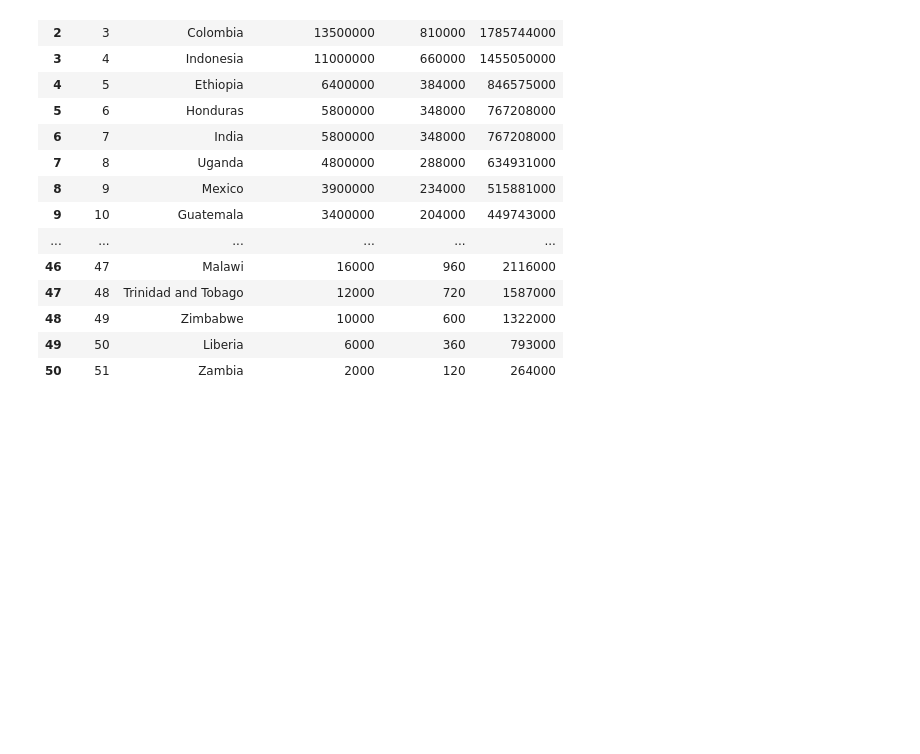
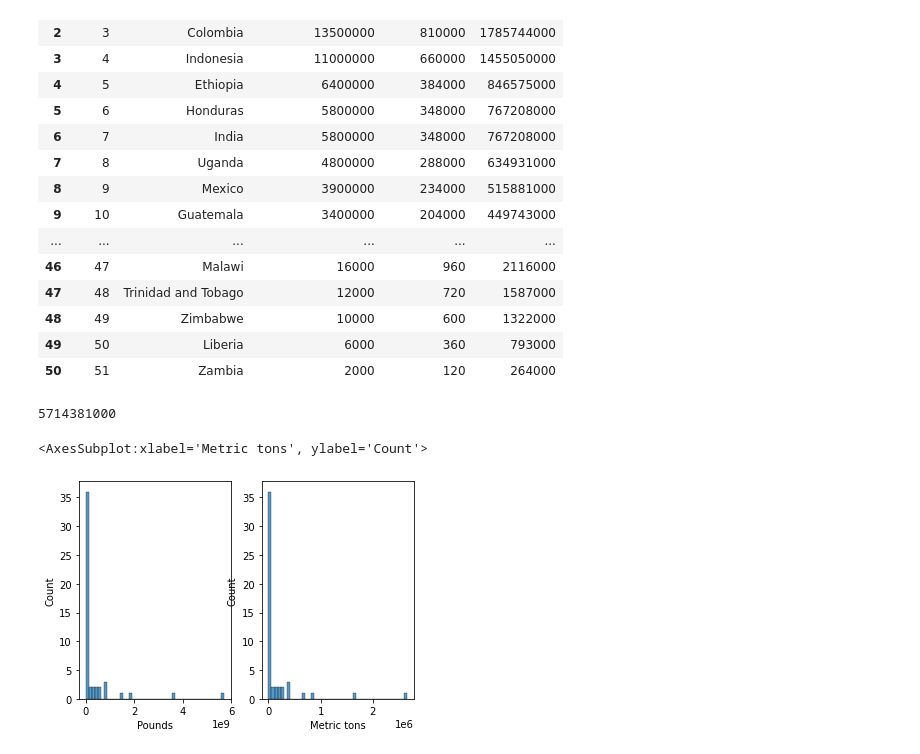
Before and after one commit to deepakgahlyan/data_science, a Jupyter notebook: projects/web scrapping and data cleaning .ipynb, the cells around one changed output. Drawn from its saved outputs; the diff is of its cells as text; code cells hidden in the pictures; blank space fills up the shorter version.

```diff
--- a/projects/web scrapping and data cleaning .ipynb
+++ b/projects/web scrapping and data cleaning .ipynb
@@ -230,0 +229,14 @@ df.to_csv('list_cofeeprod_countries.csv')  # saving file in csv mode
+# %%
+df.Pounds.max()
+# %% [output]
+5714381000
+# %%
+import seaborn as sns
+import matplotlib.pyplot as plt
+plt.subplot(1,2,1)
+sns.histplot(df.Pounds)
+plt.subplot(1,2,2)
+sns.histplot(df['Metric tons'])
+# %% [output]
+<AxesSubplot:xlabel='Metric tons', ylabel='Count'>
+[figure, added]
```
Also changed, not shown: parts of 5 cells of this notebook.
